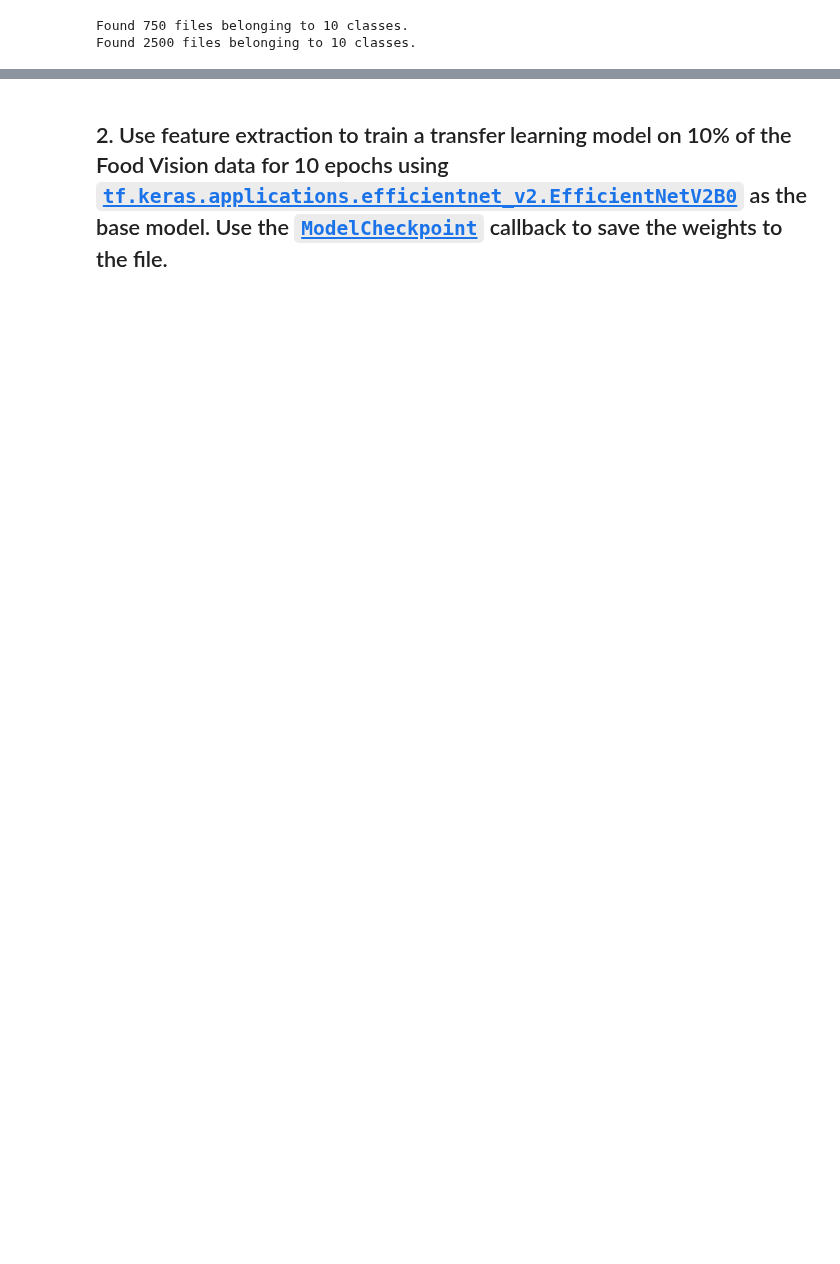
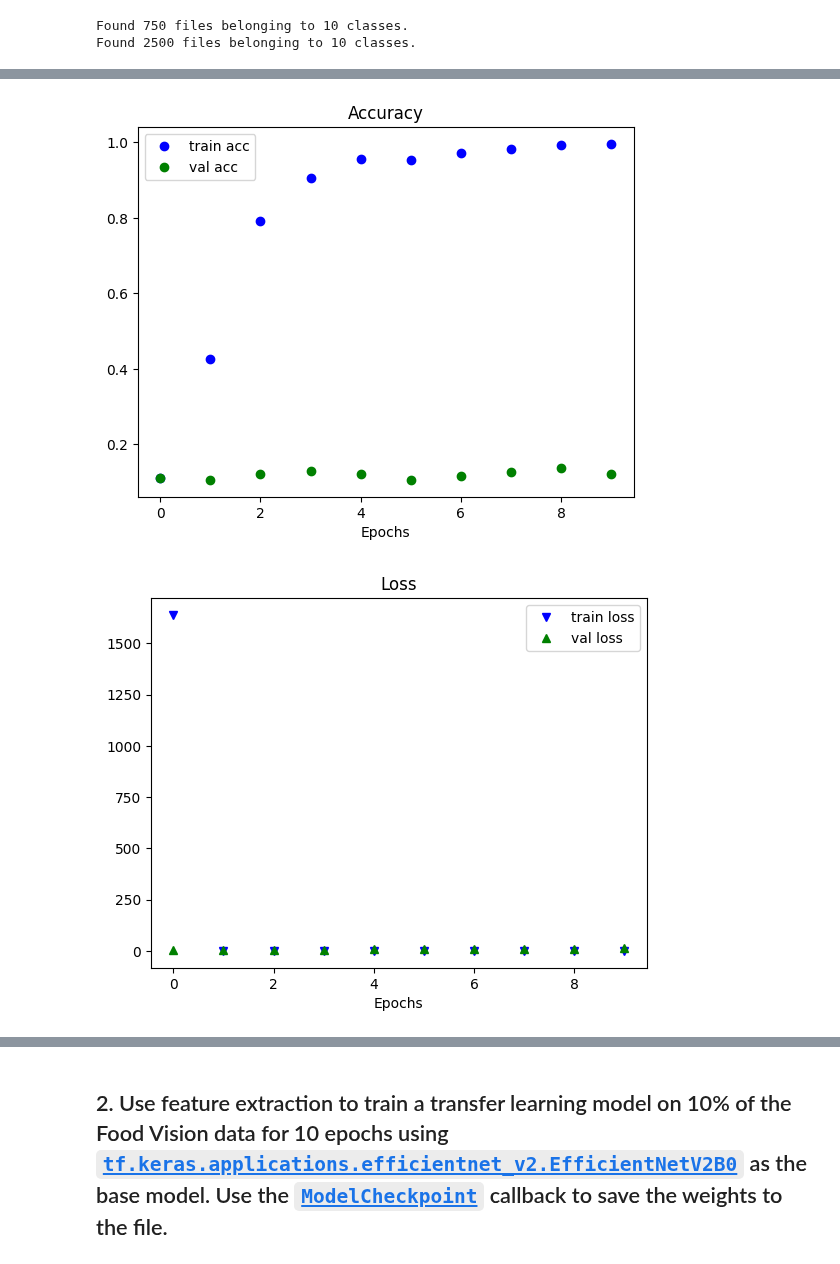
Before and after one commit to yhs2773/TensorFlow-for-Deep-Learning, a Jupyter notebook: Notebooks/05. Transfer Learning with TensorFlow Part 2 - Fine-tuning (Exercise).ipynb, the cells around one changed output, grey strips where cells are left out. Drawn from its saved outputs; the diff is of its cells as text; code cells hidden in the pictures; blank space fills up the shorter version.

```diff
--- a/Notebooks/05. Transfer Learning with TensorFlow Part 2 - Fine-tuning (Exercise).ipynb
+++ b/Notebooks/05. Transfer Learning with TensorFlow Part 2 - Fine-tuning (Exercise).ipynb
@@ -97,3 +98,31 @@ model_1.evaluate(test_data)
+# %%
+# function to plot curves
+def plot_curves(history):
+    acc = history.history['accuracy']
+    val_acc = history.history['val_accuracy']
+    loss = history.history['loss']
+    val_loss = history.history['val_loss']
+    epochs = range(len(acc))
+
+    plt.plot(epochs, acc, 'ob', label='train acc')
+    plt.plot(epochs, val_acc, 'og', label='val acc')
+    plt.legend()
+    plt.xlabel('Epochs')
+    plt.title('Accuracy')
+
+    plt.figure()
+    plt.plot(epochs, loss, 'vb', label='train loss')
+    plt.plot(epochs, val_loss, '^g', label='val loss')
+    plt.legend()
+    plt.xlabel('Epochs')
+    plt.title('Loss')
+    plt.show()
+# %%
+# plot curves
+plot_curves(history_1)
+# %% [output]
+[figure, added]
+[figure, added]
 # %%
 # function to visualize a random image from the dataset
 def plot_images(train_dir, test_dir, train_data, model):
```
Also changed, not shown: parts of 23 cells of this notebook.
